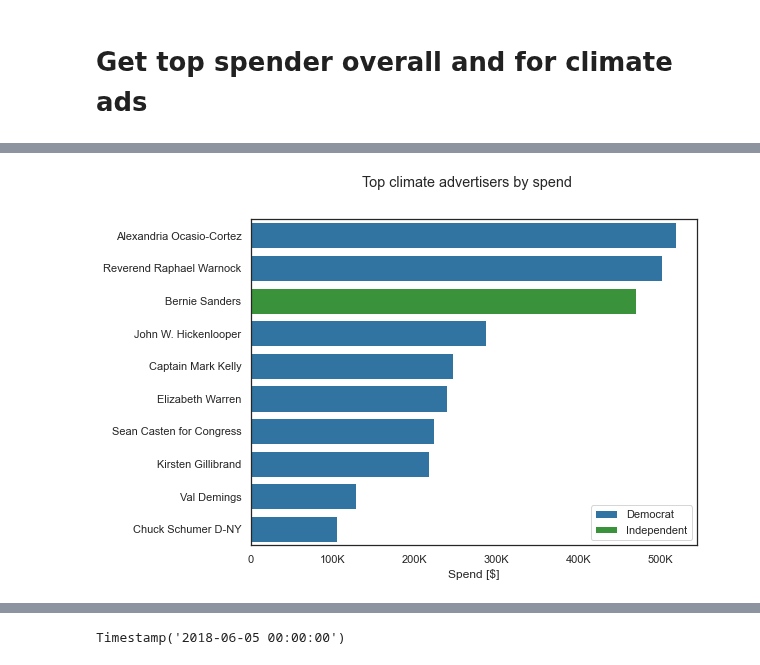
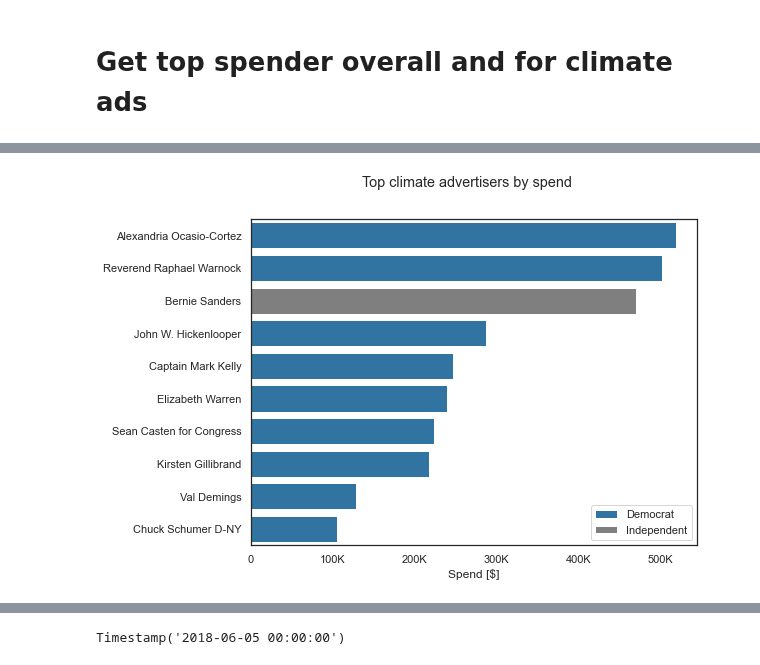
Before and after one commit to lrnz-asnprs/political-ad-api, a Jupyter notebook: notebooks/laurenz_visualizations.ipynb, the cells around one changed output, grey strips where cells are left out. Saved outputs shown, nothing was run; the diff lists cells and outputs as text; code cells hidden in the pictures.

```diff
--- a/notebooks/laurenz_visualizations.ipynb
+++ b/notebooks/laurenz_visualizations.ipynb
@@ -206,35 +205,35 @@ def reformat_large_tick_values(tick_val, pos):
 Climate advertisers
 '''
 import seaborn as sns
 import matplotlib.pyplot as plt
 import matplotlib.ticker as tick
 
 
 # Plot the result
 sns.set_theme(style="white")
 # Initialize the matplotlib figure
 f, ax = plt.subplots(figsize=(8, 6))
 
 palette = {"Democrat":"tab:blue",
            "Republican":"tab:red",
-           "Independent":"tab:green"}
+           "Independent":"tab:grey"}
 # Plot the scores
 # sns.set_color_codes("pastel")
 sns.barplot(x=page_all_climate[:10]["sum_spend_hi"], y=page_all_climate[:10]["page_name"],
              color="b", hue=page_all_climate[:10]["party"], palette=palette, dodge=False)
 f.suptitle("Top climate advertisers by spend")
 # Add a legend and informative axis label
 ax.legend(ncol=1, loc="lower right", frameon=True)
 # ax.set(xlim=(3.9, 4.3), ylabel="",
 #        xlabel="")
 plt.xlabel("Spend [$]")
 plt.ylabel("")
 
 ax.xaxis.set_major_formatter(tick.FuncFormatter(reformat_large_tick_values))
 
 f.savefig("..\\plots\\top politicians\\top_CLIMATE_advertisers_by_spend.pdf", bbox_inches="tight")
 # %% [output]
-[figure, old version]
+[figure, new version]
 # %%
 page_all.sort_values(by="sum_spend_hi", ascending=False, inplace=True)
 page_all.head(1)
```
Also changed, not shown: parts of 11 cells of this notebook.
